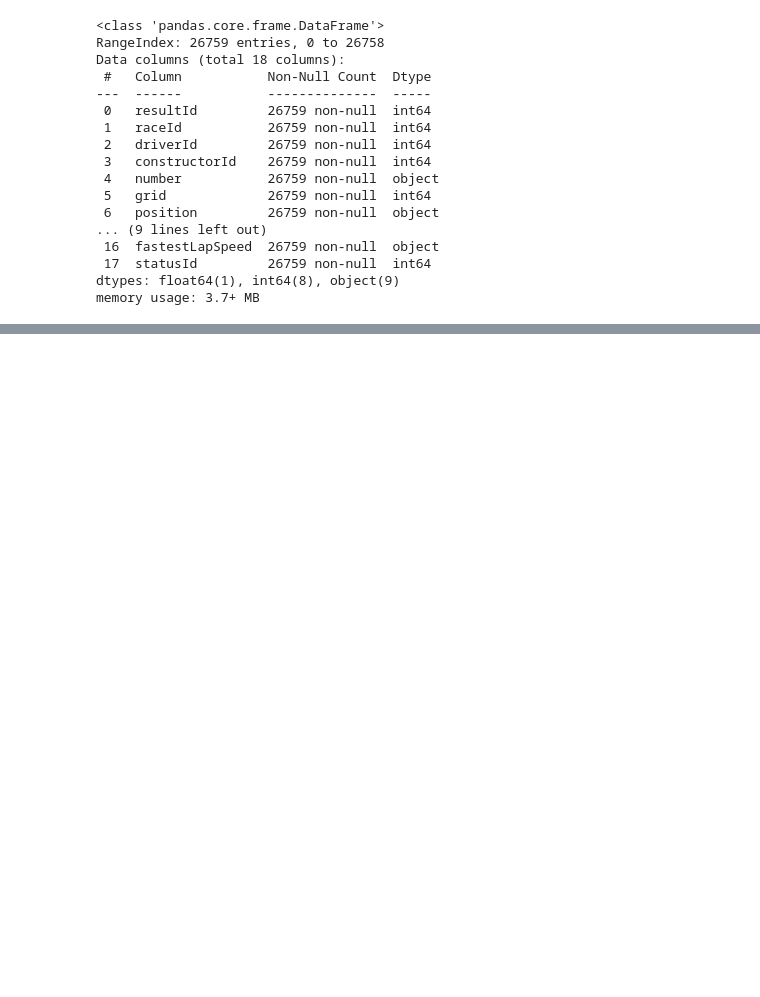
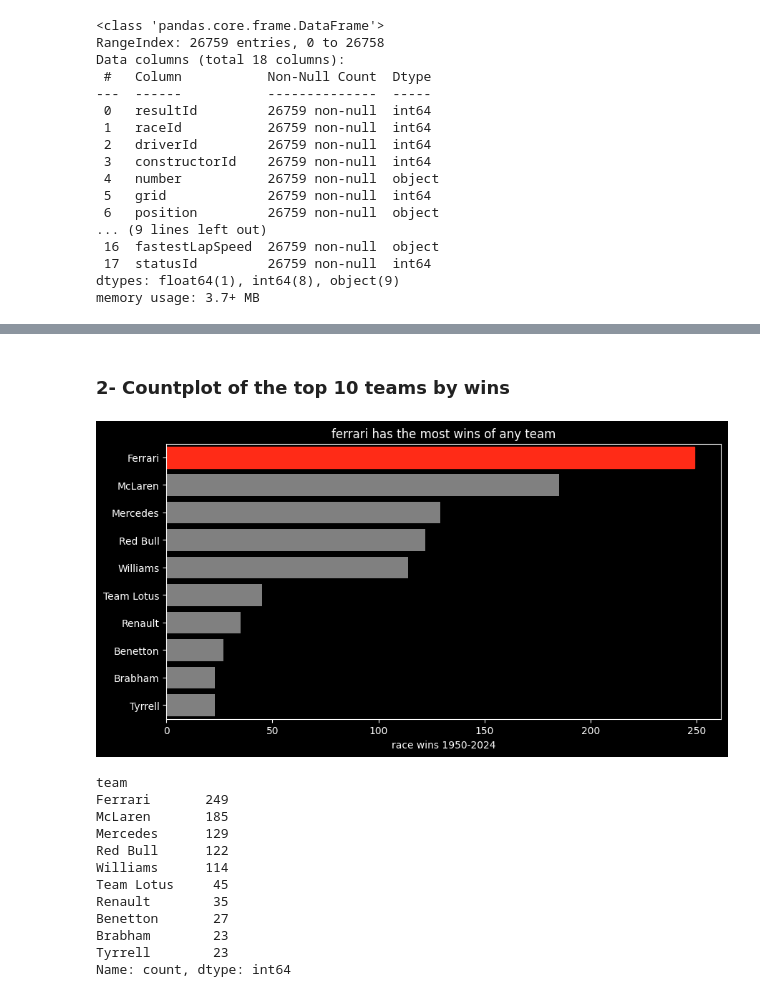
Before and after one commit to Majed-Codes/f1-eda-dashboard, a Jupyter notebook: notebook/f1_eda.ipynb, the cells around one changed output, grey strips where cells are left out. Cells and saved outputs as stored; diff of their text form; code cells hidden in the pictures; blank space fills up the shorter version.

```diff
--- a/notebook/f1_eda.ipynb
+++ b/notebook/f1_eda.ipynb
@@ -963,0 +461,30 @@ same model for its "predict podium chance" widget.
+# %% [markdown]
+### 2- Countplot of the top 10 teams by wins
+# %%
+top10_teams=wins['team'].value_counts().head(10).index
+
+plt.figure(figsize=(10,5))
+sns.countplot(y='team', data=wins[wins['team'].isin(top10_teams)], order=top10_teams, color='grey')
+plt.gca().patches[0].set_color(red)
+plt.title('ferrari has the most wins of any team')
+plt.xlabel('race wins 1950-2024')
+plt.ylabel('')
+plt.savefig('../reports/figures/02_top_constructors_wins.png', dpi=150, bbox_inches='tight')
+plt.show()
+print(wins['team'].value_counts().head(10))
+#ferrari 249 wins then mclaren 185 and mercedes 129
+#mercedes got most of its wins in only 11 seasons
+# %% [output]
+[figure, added]
+team
+Ferrari       249
+McLaren       185
+Mercedes      129
+Red Bull      122
+Williams      114
+Team Lotus     45
+Renault        35
+Benetton       27
+Brabham        23
+Tyrrell        23
+Name: count, dtype: int64
```
Also changed, not shown: parts of 149 cells of this notebook, 15 other files.
